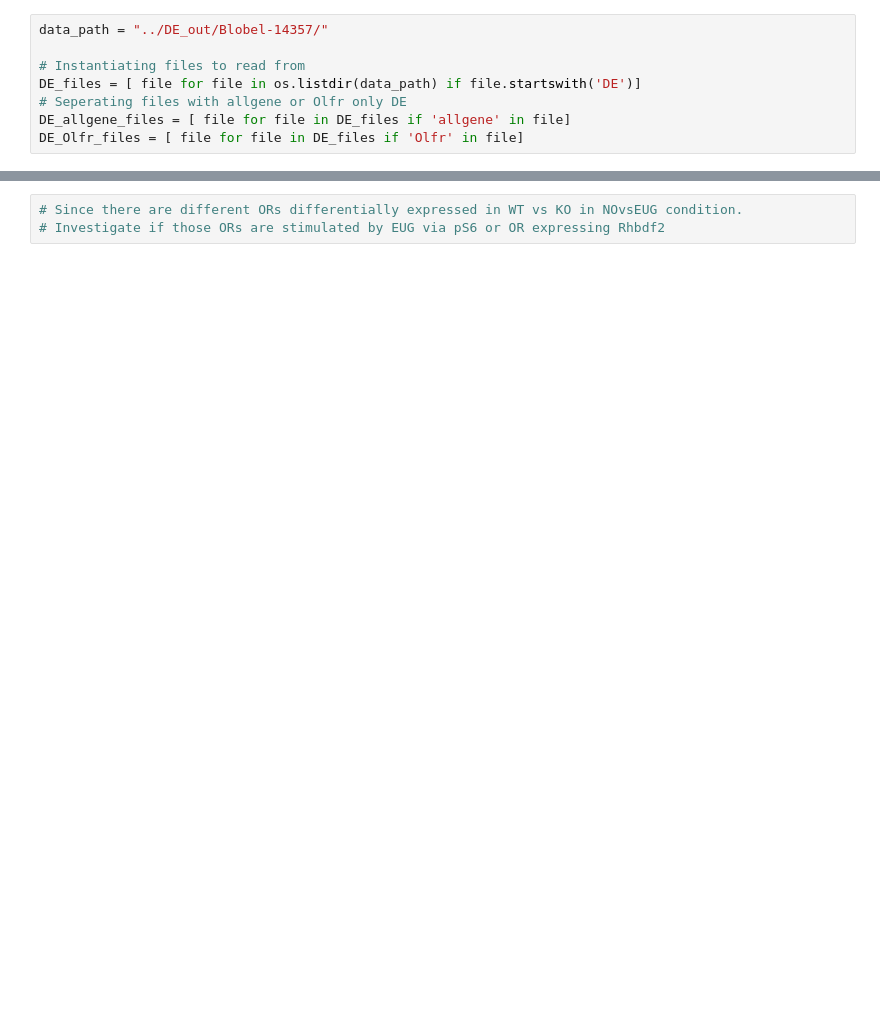
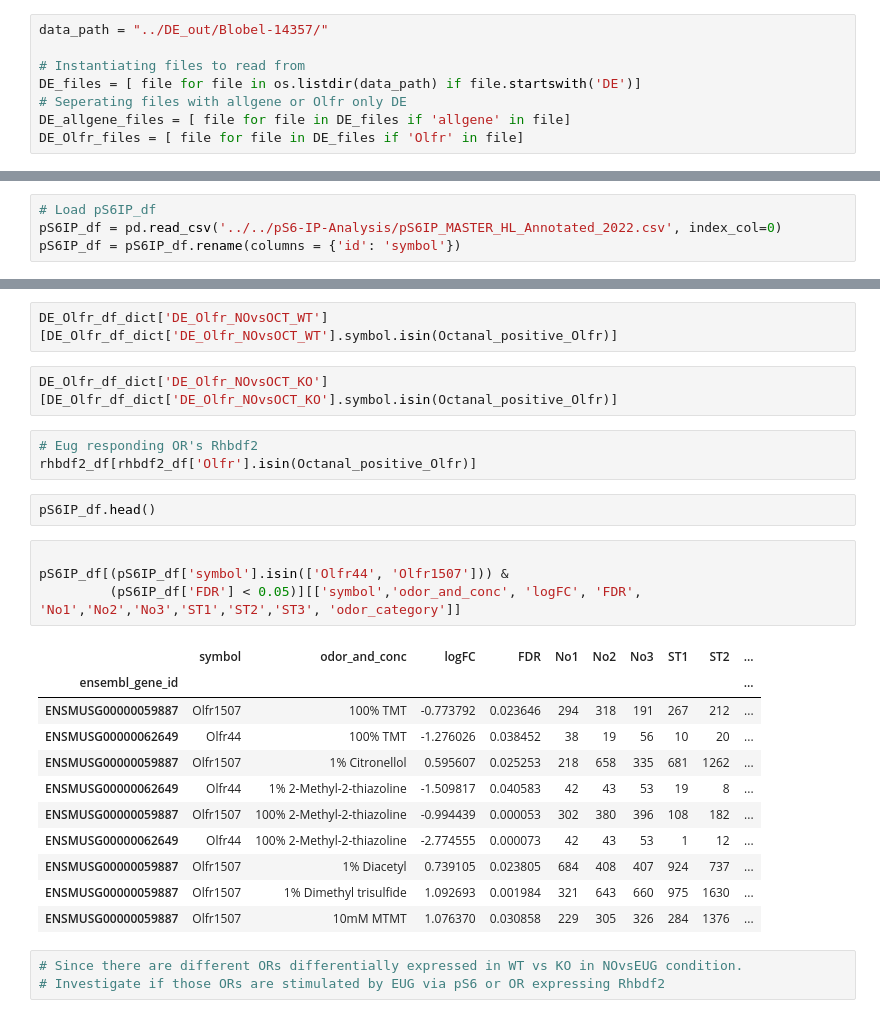
Before and after one commit to Justice-Lu/iRhom2_Analysis, a Jupyter notebook: notebooks/Odor_exposure.ipynb, the cells around one changed output, grey strips where cells are left out. Saved outputs shown, nothing was run; the diff lists cells and outputs as text; blank space fills up the shorter version.

```diff
--- a/notebooks/Odor_exposure.ipynb
+++ b/notebooks/Odor_exposure.ipynb
@@ -56,0 +235,4 @@ fig.show()
+# %%
+# Load pS6IP_df
+pS6IP_df = pd.read_csv('../../pS6-IP-Analysis/pS6IP_MASTER_HL_Annotated_2022.csv', index_col=0)
+pS6IP_df = pS6IP_df.rename(columns = {'id': 'symbol'})
@@ -57,3 +254,28 @@ fig.show()
+# %%
+DE_Olfr_df_dict['DE_Olfr_NOvsOCT_WT'][DE_Olfr_df_dict['DE_Olfr_NOvsOCT_WT'].symbol.isin(Octanal_positive_Olfr)]
+# %%
+DE_Olfr_df_dict['DE_Olfr_NOvsOCT_KO'][DE_Olfr_df_dict['DE_Olfr_NOvsOCT_KO'].symbol.isin(Octanal_positive_Olfr)]
+# %%
+# Eug responding OR's Rhbdf2
+rhbdf2_df[rhbdf2_df['Olfr'].isin(Octanal_positive_Olfr)]
+# %%
+pS6IP_df.head()
+# %%
+
+pS6IP_df[(pS6IP_df['symbol'].isin(['Olfr44', 'Olfr1507'])) &
+         (pS6IP_df['FDR'] < 0.05)][['symbol','odor_and_conc', 'logFC', 'FDR', 'No1','No2','No3','ST1','ST2','ST3', 'odor_category']]
+# %% [output]
+|  | symbol | odor_and_conc | logFC | FDR | No1 | No2 | No3 | ST1 | ST2 | ... |
+| ensembl_gene_id |  |  |  |  |  |  |  |  |  | ... |
+| ENSMUSG00000059887 | Olfr1507 | 100% TMT | -0.773792 | 0.023646 | 294 | 318 | 191 | 267 | 212 | ... |
+| ENSMUSG00000062649 | Olfr44 | 100% TMT | -1.276026 | 0.038452 | 38 | 19 | 56 | 10 | 20 | ... |
+| ENSMUSG00000059887 | Olfr1507 | 1% Citronellol | 0.595607 | 0.025253 | 218 | 658 | 335 | 681 | 1262 | ... |
+| ENSMUSG00000062649 | Olfr44 | 1% 2-Methyl-2-thiazoline | -1.509817 | 0.040583 | 42 | 43 | 53 | 19 | 8 | ... |
+| ENSMUSG00000059887 | Olfr1507 | 100% 2-Methyl-2-thiazoline | -0.994439 | 0.000053 | 302 | 380 | 396 | 108 | 182 | ... |
+| ENSMUSG00000062649 | Olfr44 | 100% 2-Methyl-2-thiazoline | -2.774555 | 0.000073 | 42 | 43 | 53 | 1 | 12 | ... |
+| ENSMUSG00000059887 | Olfr1507 | 1% Diacetyl | 0.739105 | 0.023805 | 684 | 408 | 407 | 924 | 737 | ... |
+| ENSMUSG00000059887 | Olfr1507 | 1% Dimethyl trisulfide | 1.092693 | 0.001984 | 321 | 643 | 660 | 975 | 1630 | ... |
+| ENSMUSG00000059887 | Olfr1507 | 10mM MTMT | 1.076370 | 0.030858 | 229 | 305 | 326 | 284 | 1376 | ... |
 # %%
 # Since there are different ORs differentially expressed in WT vs KO in NOvsEUG condition.
 # Investigate if those ORs are stimulated by EUG via pS6 or OR expressing Rhbdf2
```
Also changed, not shown: parts of 55 cells of this notebook, 1 other file.
